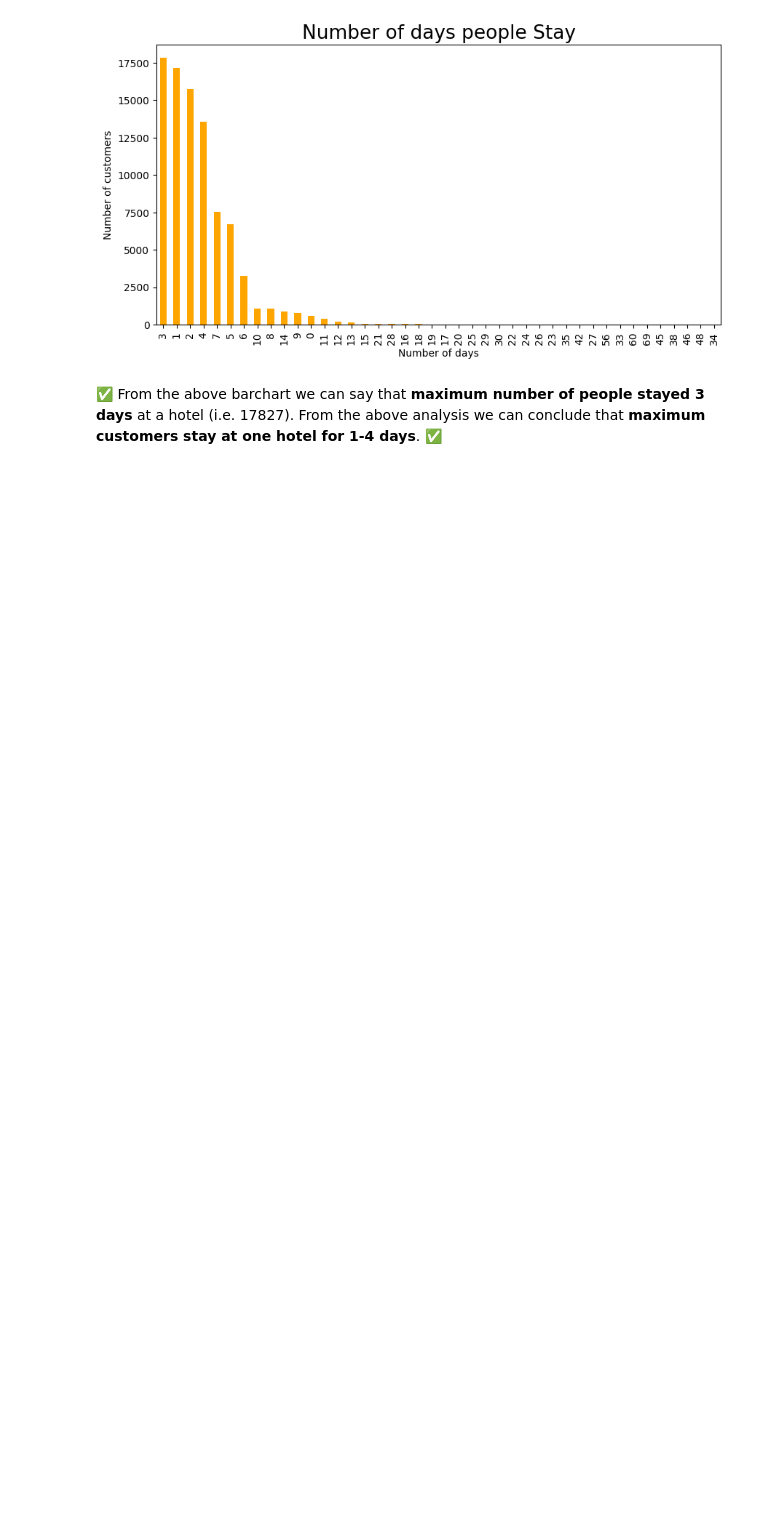
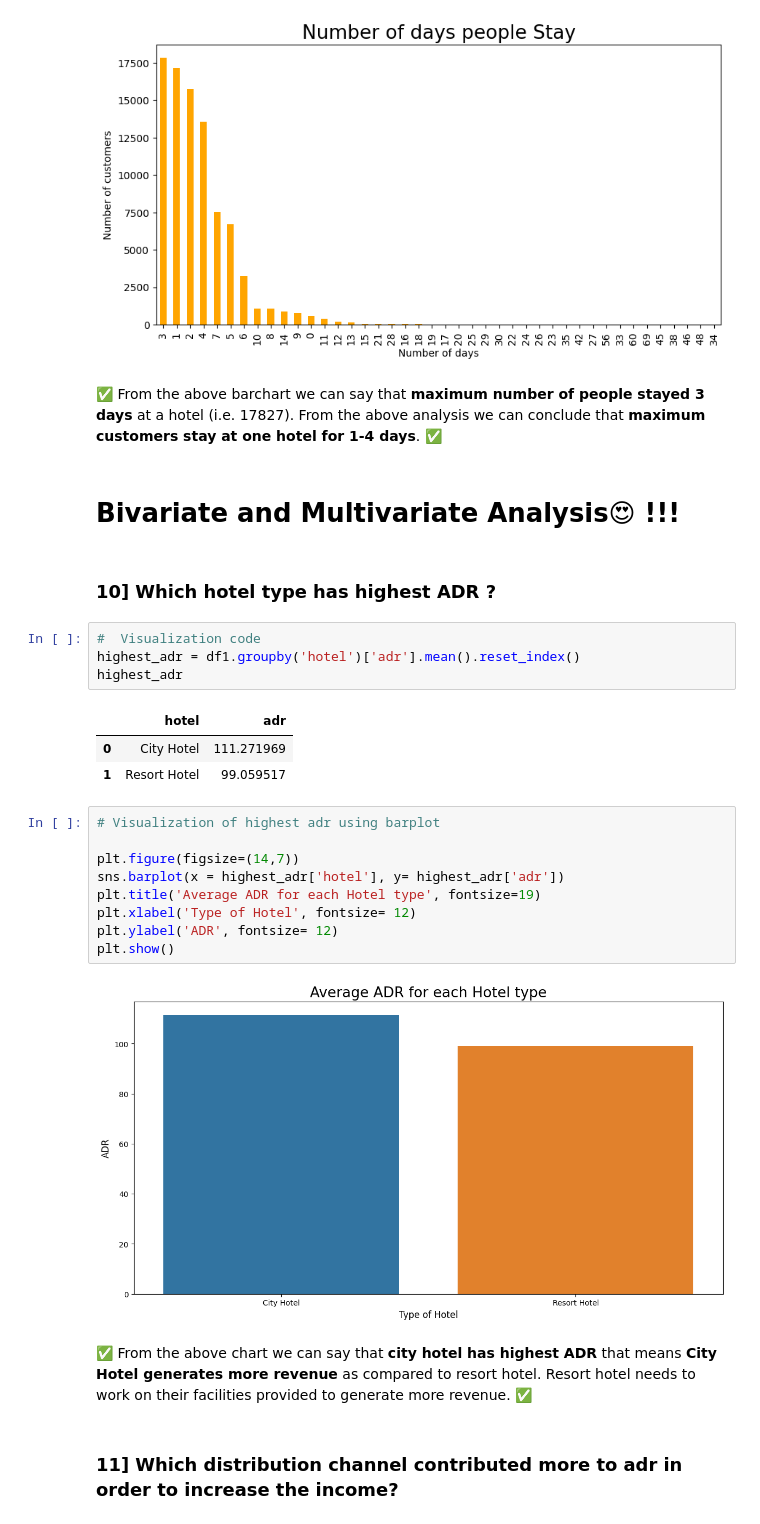
Before and after one commit to ish-war/Hotel-Booking-Analysis, a Jupyter notebook: Hotel_Booking_Analysis.ipynb, the cells around one changed output. Cells and saved outputs as stored; diff of their text form; blank space fills up the shorter version.

```diff
--- a/Hotel_Booking_Analysis.ipynb
+++ b/Hotel_Booking_Analysis.ipynb
@@ -560,3 +572,30 @@ plt.show()
 [figure]
 # %% [markdown]
 ✅ From the above barchart we can say that **maximum number of people stayed 3 days** at a hotel (i.e. 17827). From the above analysis we can conclude that **maximum customers stay at one hotel for 1-4 days**. ✅
+# %% [markdown]
+# Bivariate and Multivariate Analysis😍 !!!
+# %% [markdown]
+### 10] Which hotel type has highest ADR ?
+# %%
+#  Visualization code
+highest_adr = df1.groupby('hotel')['adr'].mean().reset_index()
+highest_adr
+# %% [output]
+|  | hotel | adr |
+| 0 | City Hotel | 111.271969 |
+| 1 | Resort Hotel | 99.059517 |
+# %%
+# Visualization of highest adr using barplot
+
+plt.figure(figsize=(14,7))
+sns.barplot(x = highest_adr['hotel'], y= highest_adr['adr'])
+plt.title('Average ADR for each Hotel type', fontsize=19)
+plt.xlabel('Type of Hotel', fontsize= 12)
+plt.ylabel('ADR', fontsize= 12)
+plt.show()
+# %% [output]
+[figure, added]
+# %% [markdown]
+✅ From the above chart we can say that **city hotel has highest ADR** that means **City Hotel generates more revenue** as compared to resort hotel. Resort hotel needs to work on their facilities provided to generate more revenue. ✅
+# %% [markdown]
+### 11] Which distribution channel contributed more to adr in order to increase the income?
```
Also changed, not shown: parts of 31 cells of this notebook.
